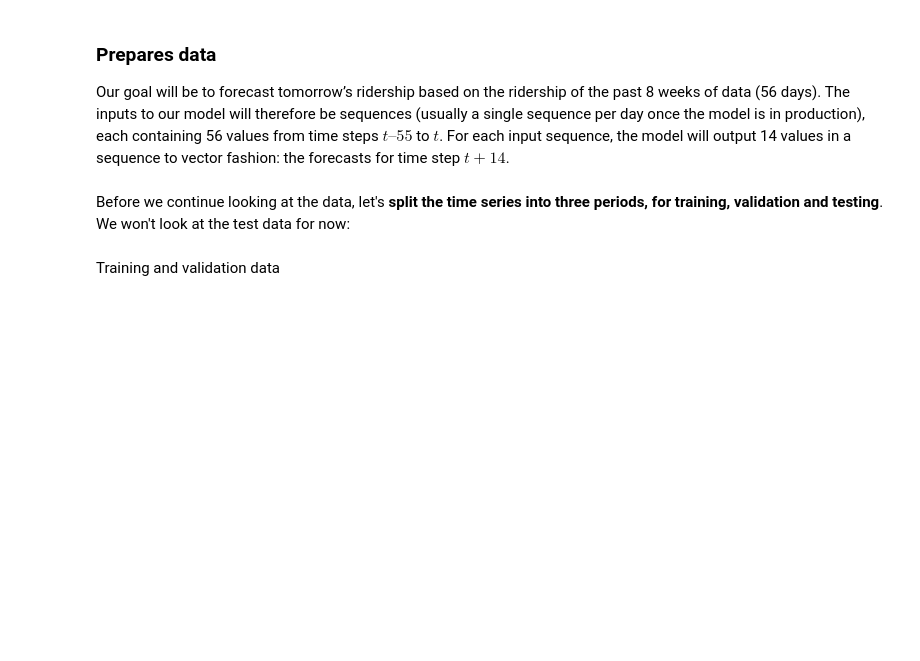
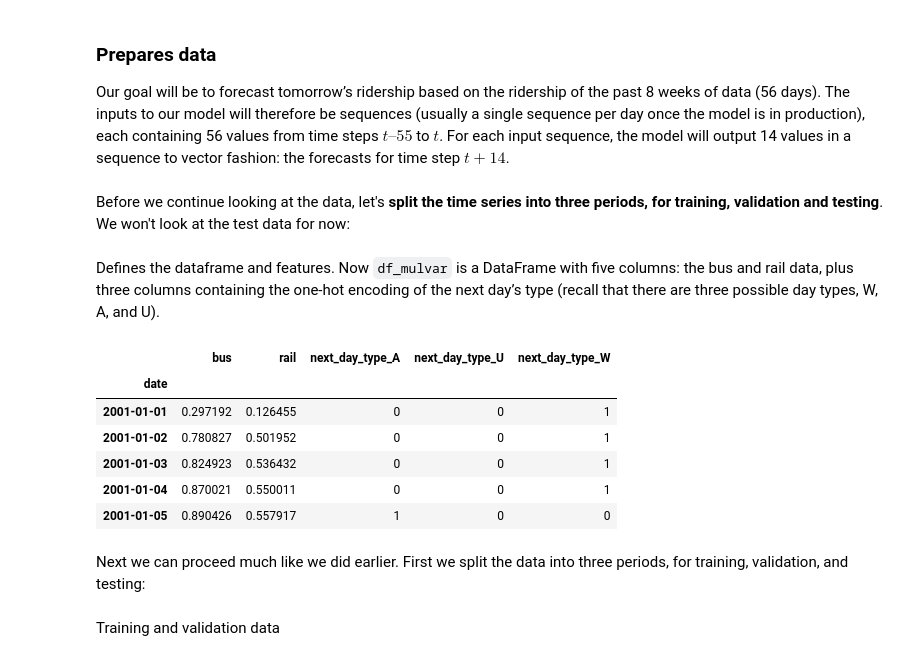
Before and after one commit to rsnemmen/chicago-transit-forecasting, a Jupyter notebook: 4_LSTM—need_NVIDIA_GPU.ipynb, the cells around one changed output. Drawn from its saved outputs; the diff is of its cells as text; code cells hidden in the pictures; blank space fills up the shorter version.

```diff
--- a/4_LSTM—need_NVIDIA_GPU.ipynb
+++ b/4_LSTM—need_NVIDIA_GPU.ipynb
@@ -125,3 +131,24 @@ Before we continue looking at the data, let's **split the time series into three
 rail_train = df["rail"]["2016-01":"2018-12"] / 1e6
 rail_valid = df["rail"]["2019-01":"2019-05"] / 1e6
 rail_test = df["rail"]["2019-06":] / 1e6
+# %% [markdown]
+Defines the dataframe and features. Now `df_mulvar` is a DataFrame with five columns: the bus and rail data, plus three
+columns containing the one-hot encoding of the next day’s type (recall that there are
+three possible day types, W, A, and U).
+# %%
+df_mulvar = df[["bus", "rail"]] / 1e6  # use both bus & rail series as input
+df_mulvar["next_day_type"] = df["day_type"].shift(-1)  # we know tomorrow's type
+df_mulvar = pd.get_dummies(df_mulvar, dtype=int)  # one-hot encode the day type
+# %%
+df_mulvar.head()
+# %% [output]
+|  | bus | rail | next_day_type_A | next_day_type_U | next_day_type_W |
+| date |  |  |  |  |  |
+| 2001-01-01 | 0.297192 | 0.126455 | 0 | 0 | 1 |
+| 2001-01-02 | 0.780827 | 0.501952 | 0 | 0 | 1 |
+| 2001-01-03 | 0.824923 | 0.536432 | 0 | 0 | 1 |
+| 2001-01-04 | 0.870021 | 0.550011 | 0 | 0 | 1 |
+| 2001-01-05 | 0.890426 | 0.557917 | 1 | 0 | 0 |
+# %% [markdown]
+Next we can proceed much like we did earlier.
+First we split the data into three periods, for training, validation, and testing:
```
Also changed, not shown: parts of 23 cells of this notebook, 1 other file.
